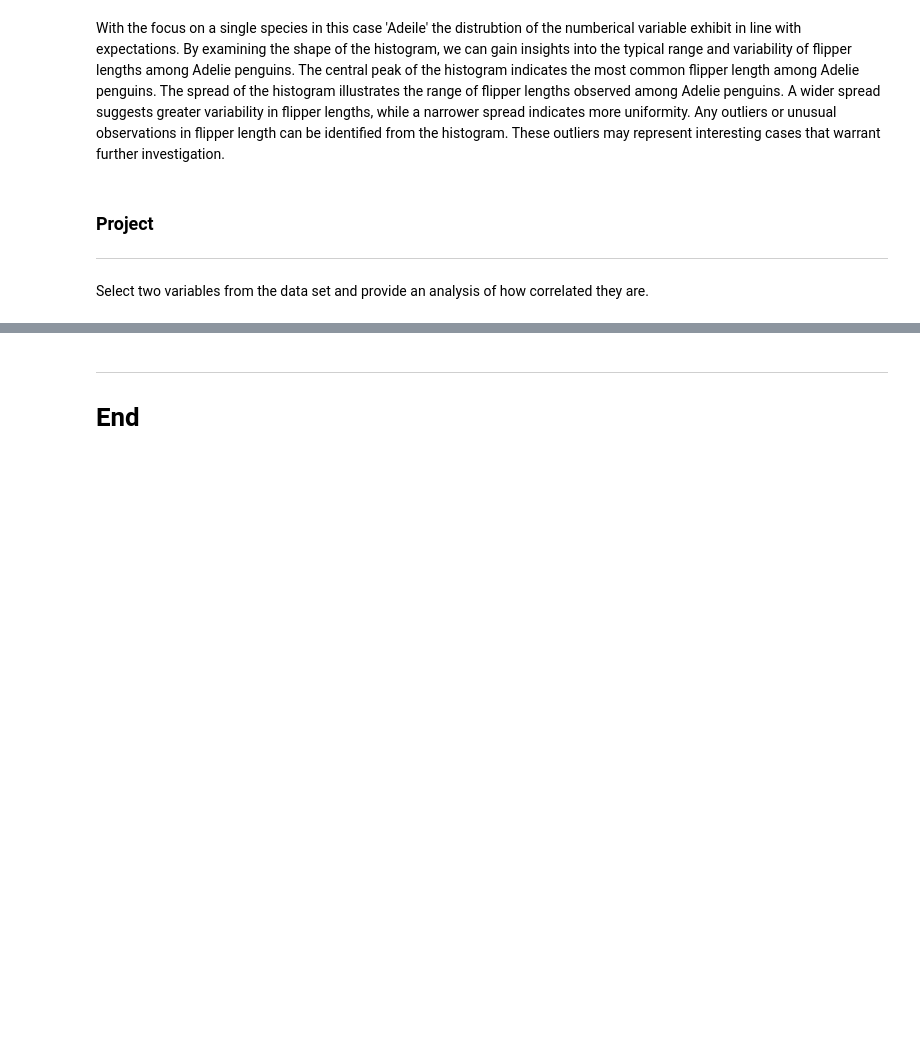
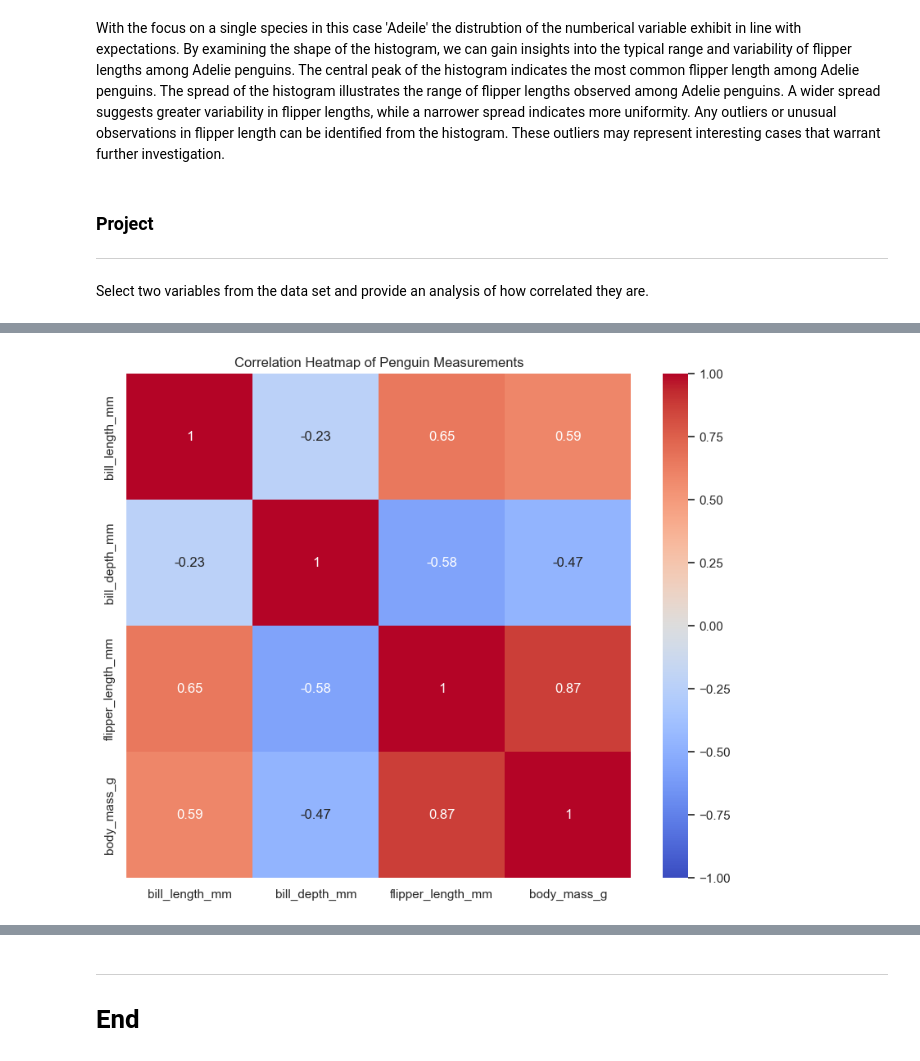
Before and after one commit to teesesmit/Data_analytics_project_24, a Jupyter notebook: penguins.ipynb, the cells around one changed output, grey strips where cells are left out. Saved outputs shown, nothing was run; the diff lists cells and outputs as text; code cells hidden in the pictures; blank space fills up the shorter version.

```diff
--- a/penguins.ipynb
+++ b/penguins.ipynb
@@ -157,0 +217,20 @@ Select two variables from the data set and provide an analysis of how correlated
+# %%
+# Correlation heatmap (https://www.w3schools.com/datascience/ds_stat_correlation_matrix.asp)
+#Select the columns of interest
+penguins_measurements = df[["bill_length_mm", "bill_depth_mm",
+                            "flipper_length_mm", "body_mass_g"]]
+# Calculate the correlation matrix
+corr_matrix = penguins_measurements.corr()
+
+# Plot the heatmap
+plt.figure(figsize=(10, 8))
+sns.heatmap(corr_matrix,
+            annot=True,  # Show correlation values on the heatmap
+            cmap='coolwarm',  # Use a diverging color palette
+            vmin=-1, vmax=1,  # Set the range of the color scale
+            center=0,  # Set the center of the color scale to 0
+            square=True)  # Ensure the cells are square-shaped
+plt.title('Correlation Heatmap of Penguin Measurements')
+plt.show()
+# %% [output]
+[figure, added]
```
Also changed, not shown: parts of 13 cells of this notebook.
